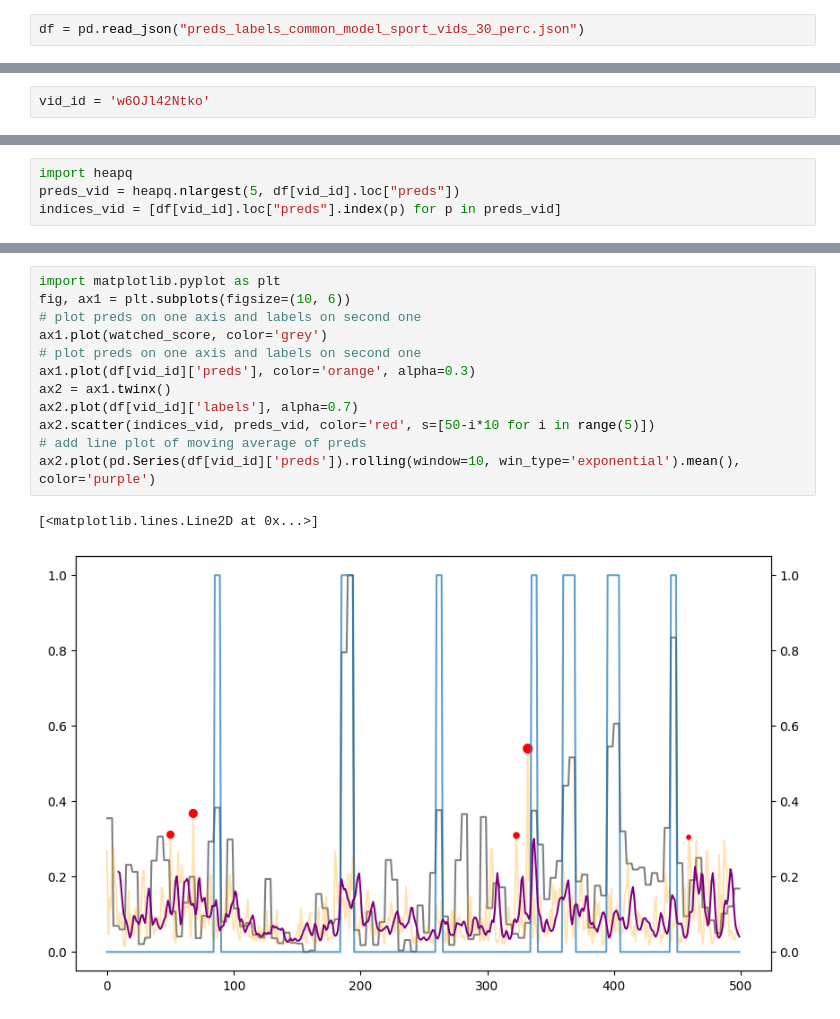
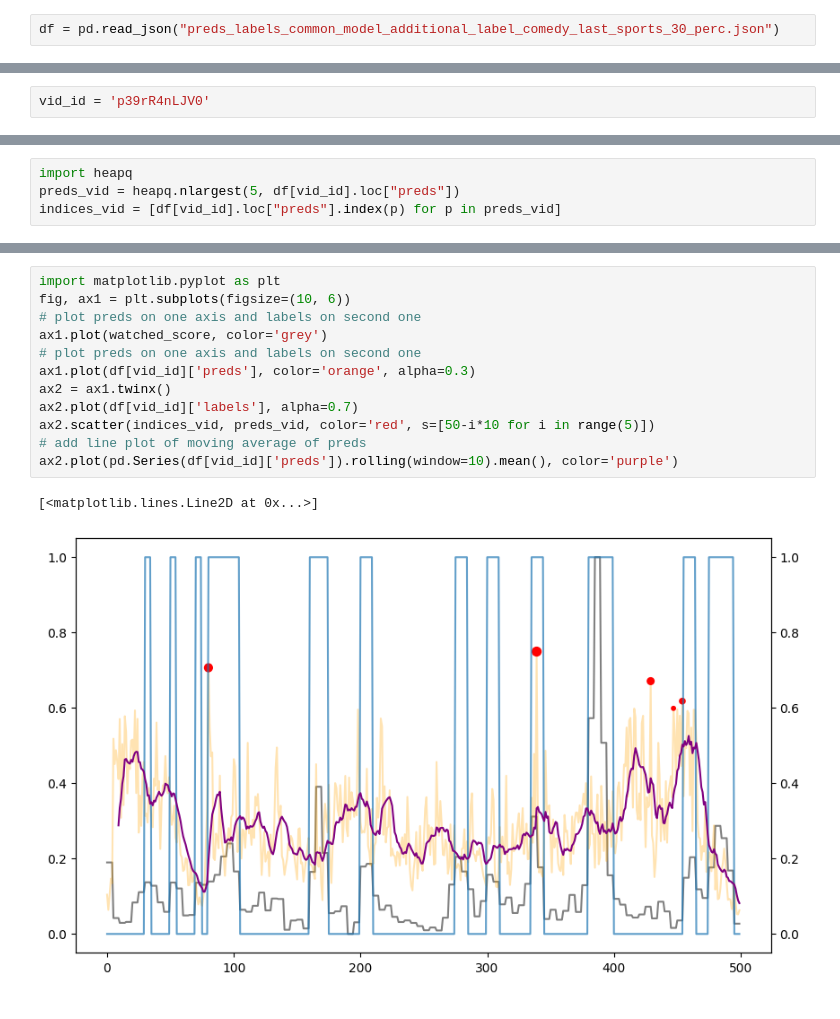
Before and after one commit to auto-shorts/youtube-downloader, a Jupyter notebook: notebooks/preds_labels.ipynb, the cells around one changed output, grey strips where cells are left out. Cells and saved outputs as stored; diff of their text form.

```diff
--- a/notebooks/preds_labels.ipynb
+++ b/notebooks/preds_labels.ipynb
@@ -11,5 +11,5 @@ boto3.resource("s3").Bucket("auto-shorts").download_file("data/preds_labels_comm
 # %%
-df = pd.read_json("preds_labels_common_model_sport_vids_30_perc.json")
+df = pd.read_json("preds_labels_common_model_additional_label_comedy_last_sports_30_perc.json")
 # %%
 df.columns.tolist()
 # %% [output]
@@ -257,5 +311,5 @@ from utils import postgres_engine
 # %%
-vid_id = 'w6OJl42Ntko'
+vid_id = 'p39rR4nLJV0'
 # %%
 import json
 vid_path = pd.read_sql('select s3_path from videos where id = %s', con=postgres_engine, params=(vid_id,)).iloc[0,0]
@@ -285,15 +352,15 @@ ax2.scatter(indices_vid, preds_vid, color='red', s=[50-i*10 for i in range(5)])
 # %%
 import matplotlib.pyplot as plt
 fig, ax1 = plt.subplots(figsize=(10, 6))
 # plot preds on one axis and labels on second one
 ax1.plot(watched_score, color='grey')
 # plot preds on one axis and labels on second one
 ax1.plot(df[vid_id]['preds'], color='orange', alpha=0.3)
 ax2 = ax1.twinx()
 ax2.plot(df[vid_id]['labels'], alpha=0.7)
 ax2.scatter(indices_vid, preds_vid, color='red', s=[50-i*10 for i in range(5)])
 # add line plot of moving average of preds
-ax2.plot(pd.Series(df[vid_id]['preds']).rolling(window=10, win_type='exponential').mean(), color='purple')
+ax2.plot(pd.Series(df[vid_id]['preds']).rolling(window=10).mean(), color='purple')
 # %% [output]
 [<matplotlib.lines.Line2D at 0x...>]
-[figure, old version]
+[figure, new version]
```
Also changed, not shown: parts of 7 cells of this notebook.
